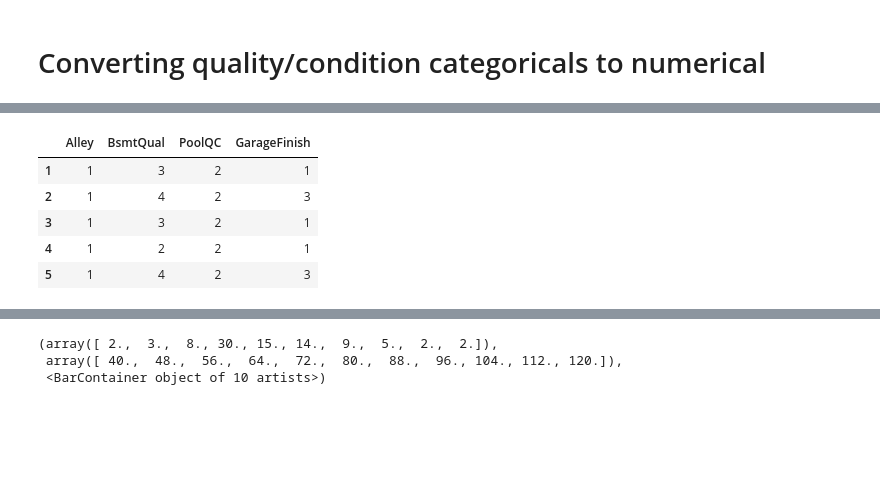
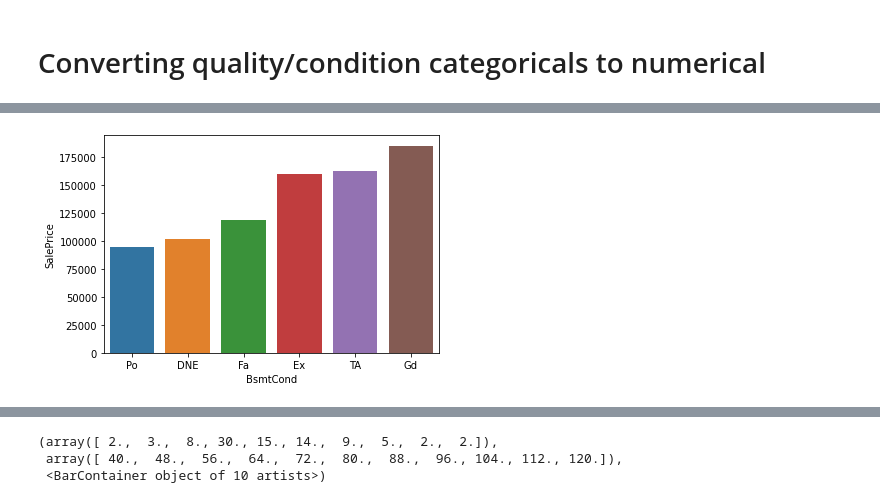
Before and after one commit to DarishSakeesing/housing-price-prediction, a Jupyter notebook: DouglasPizac/house_prices_EDA.ipynb, the cells around one changed output, grey strips where cells are left out. Saved outputs shown, nothing was run; the diff lists cells and outputs as text; code cells hidden in the pictures; blank space fills up the shorter version.

```diff
--- a/DouglasPizac/house_prices_EDA.ipynb
+++ b/DouglasPizac/house_prices_EDA.ipynb
@@ -9,0 +11,3 @@ prices = pd.read_csv('../../data/Ames_Housing_Price_Data.csv',index_col = 0)
+# %%
+prices.reset_index(drop = True, inplace = True)
+prices.info()
@@ -47,9 +84,35 @@ prices['Price_sqft'] = prices['SalePrice']/prices['GrLivArea']
 # Converting quality/condition categoricals to numerical
 # %%
 def ordinal_scale(Series):
+    '''Returns a pandas Series where quality scores are converted to integers
+
+    Args:
+
+    Series: a pandas Series of categorical quality scores'''
     return prices[Series].replace({'Po':0,'Fa':1,'TA':2,'Gd':3,'Ex':4})
 
 prices['KitchenQual'] = ordinal_scale('KitchenQual')
 prices['ExterQual'] = ordinal_scale('ExterQual')
 prices['ExterCond'] = ordinal_scale('ExterCond')
 prices['HeatingQC'] = ordinal_scale('HeatingQC')
+# %%
+def fillna_ordinals(Series):
+    '''
+    Returns a pandas series replacing null values with DNE (Does Not Exist) so they can be imputed.
+
+    Args:
+
+
+    Series: str, column name in the pandas dataframe.
+    '''
+    prices[Series].fillna('DNE',inplace = True)
+    return prices[Series]
+
+impute_cols = ['Alley','BsmtQual','BsmtCond','BsmtExposure','BsmtFinType1',
+               'BsmtFinType2','FireplaceQu',
+               'GarageQual','GarageCond','PoolQC','Fence']
+
+for i in impute_cols:
+    prices[i] = fillna_ordinals(i)
+
+prices['GarageType'],prices['GarageFinish'] = fillna_ordinals('GarageType'),fillna_ordinals('GarageFinish')
@@ -55,0 +129,11 @@ prices['HeatingQC'] = ordinal_scale('HeatingQC')
+# %%
+def cat_medians(Series):
+    import seaborn as sns
+    import matplotlib.pyplot as plt
+    bars = prices.groupby(Series)['SalePrice'].median().reset_index().sort_values(by = 'SalePrice')
+    sns.barplot(data = bars, x = Series,y = 'SalePrice')
+
+
+cat_medians('BsmtCond')
+# %% [output]
+[figure, added]
@@ -81,12 +171,3 @@ for i in impute_cols:
-# %%
-prices[['Alley','BsmtQual','PoolQC','GarageFinish']].head()
-# %% [output]
-|  | Alley | BsmtQual | PoolQC | GarageFinish |
-| 1 | 1 | 3 | 2 | 1 |
-| 2 | 1 | 4 | 2 | 3 |
-| 3 | 1 | 3 | 2 | 1 |
-| 4 | 1 | 2 | 2 | 1 |
-| 5 | 1 | 4 | 2 | 3 |
 # %%
 prices['MiscFeature'].fillna(0,inplace = True)
 prices['MiscFeature'] = prices['MiscFeature'].apply(lambda M: 1 if M !=0 else M)
```
Also changed, not shown: parts of 65 cells of this notebook.
